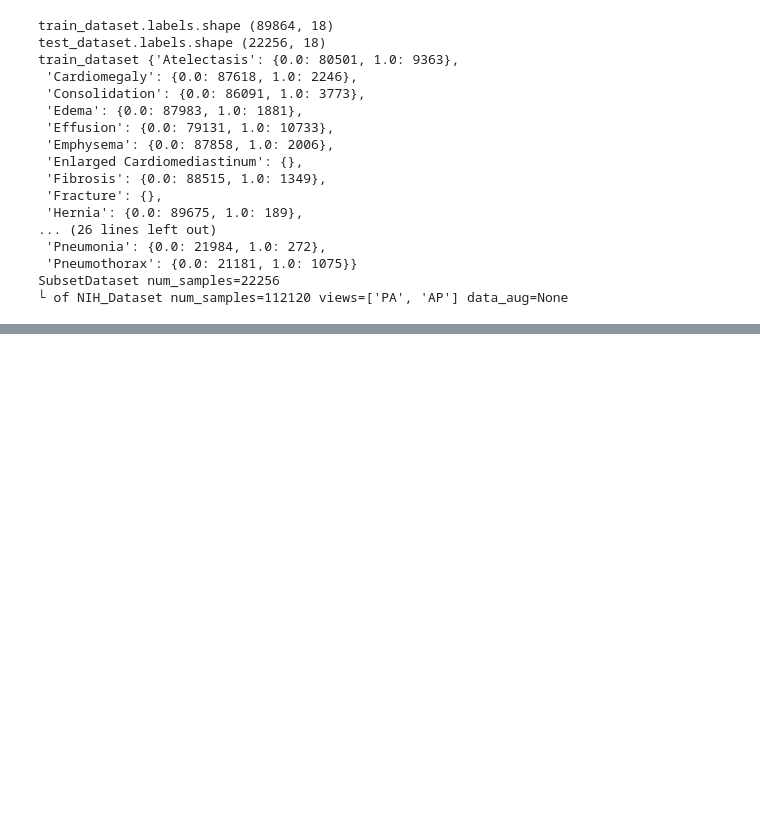
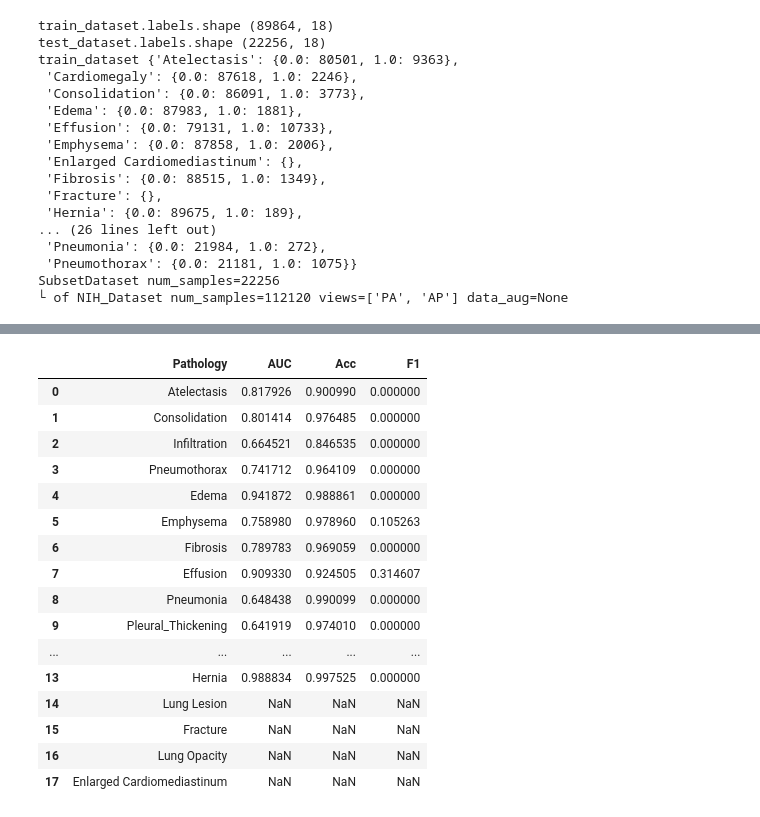
Before and after one commit to haooyuee/xrayvision-diy, a Jupyter notebook: test_model.ipynb, the cells around one changed output, grey strips where cells are left out. Drawn from its saved outputs; the diff is of its cells as text; code cells hidden in the pictures; blank space fills up the shorter version.

```diff
--- a/test_model.ipynb
+++ b/test_model.ipynb
@@ -180,0 +270,21 @@ Epoch 1 - test - Avg AUC = 0.8009
+# %%
+import pandas as pd
+pd.DataFrame(result_all_task)
+# %% [output]
+|  | Pathology | AUC | Acc | F1 |
+| 0 | Atelectasis | 0.817926 | 0.900990 | 0.000000 |
+| 1 | Consolidation | 0.801414 | 0.976485 | 0.000000 |
+| 2 | Infiltration | 0.664521 | 0.846535 | 0.000000 |
+| 3 | Pneumothorax | 0.741712 | 0.964109 | 0.000000 |
+| 4 | Edema | 0.941872 | 0.988861 | 0.000000 |
+| 5 | Emphysema | 0.758980 | 0.978960 | 0.105263 |
+| 6 | Fibrosis | 0.789783 | 0.969059 | 0.000000 |
+| 7 | Effusion | 0.909330 | 0.924505 | 0.314607 |
+| 8 | Pneumonia | 0.648438 | 0.990099 | 0.000000 |
+| 9 | Pleural_Thickening | 0.641919 | 0.974010 | 0.000000 |
+| ... | ... | ... | ... | ... |
+| 13 | Hernia | 0.988834 | 0.997525 | 0.000000 |
+| 14 | Lung Lesion | NaN | NaN | NaN |
+| 15 | Fracture | NaN | NaN | NaN |
+| 16 | Lung Opacity | NaN | NaN | NaN |
+| 17 | Enlarged Cardiomediastinum | NaN | NaN | NaN |
```
Also changed, not shown: parts of 10 cells of this notebook, 2 other files.
